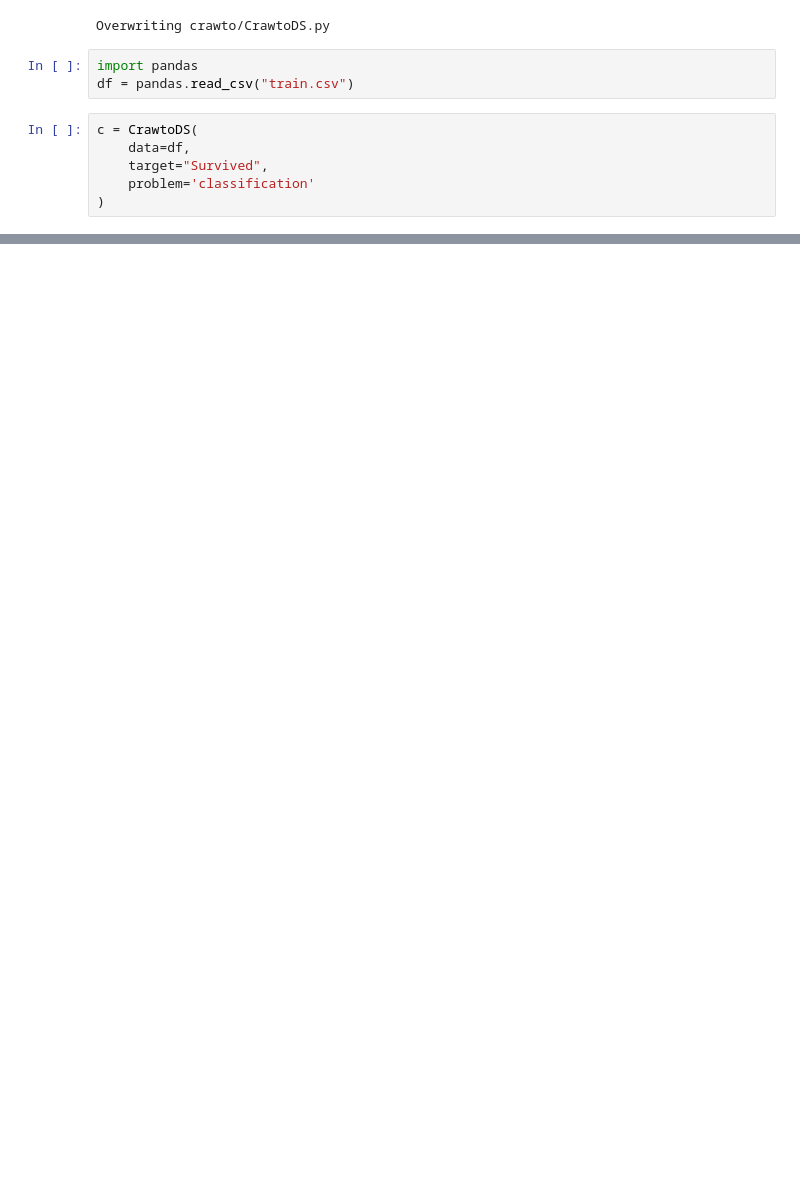
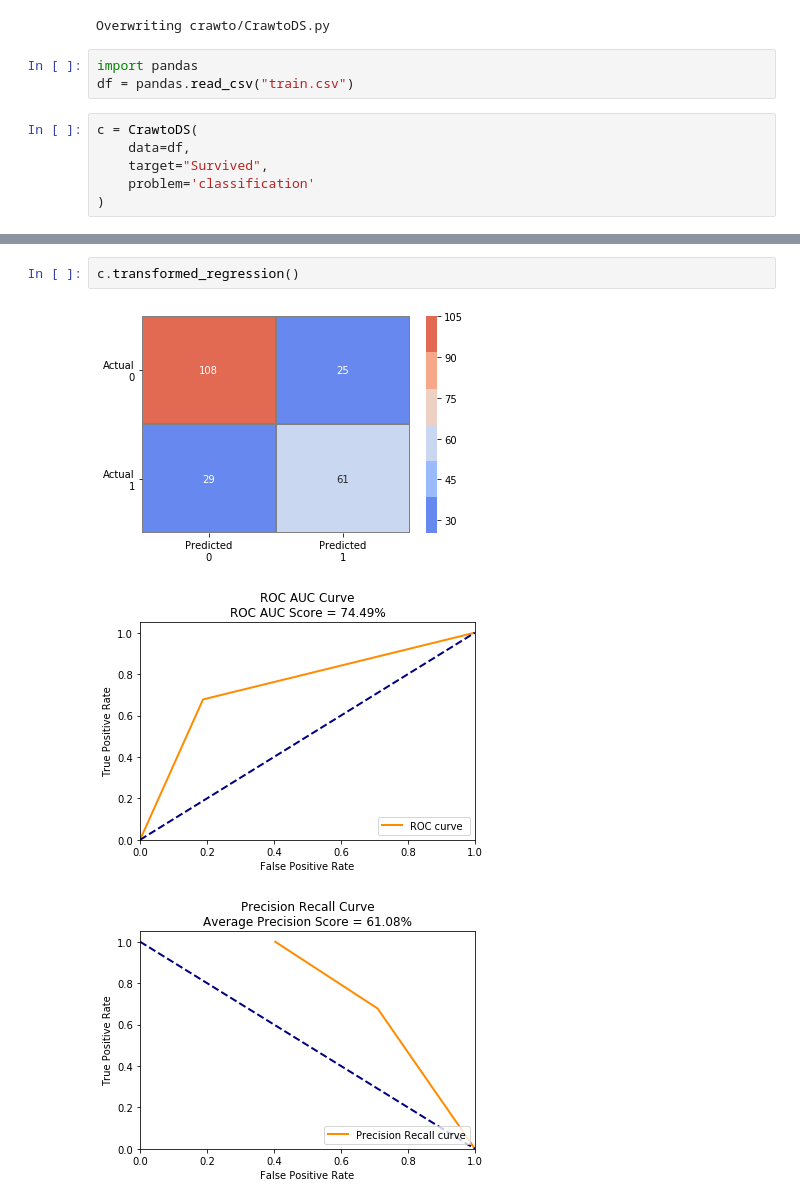
Before and after one commit to crawftv/crawto, a Jupyter notebook: crawtoDS.ipynb, the cells around one changed output, grey strips where cells are left out. Drawn from its saved outputs; the diff is of its cells as text; blank space fills up the shorter version.

Commit message:
downgraded matplotlib to work with heatmap betteer. added roc and prc plots to classification visualization. baseline predictions and simple logistic regresssions are ready

```diff
--- a/crawtoDS.ipynb
+++ b/crawtoDS.ipynb
@@ -327,0 +458,6 @@ weighted avg       0.38      0.62      0.47       891
+# %%
+c.transformed_regression()
+# %% [output]
+[figure, added]
+[figure, added]
+[figure, added]
```
Also changed, not shown: parts of 3 cells of this notebook, 4 other files.
